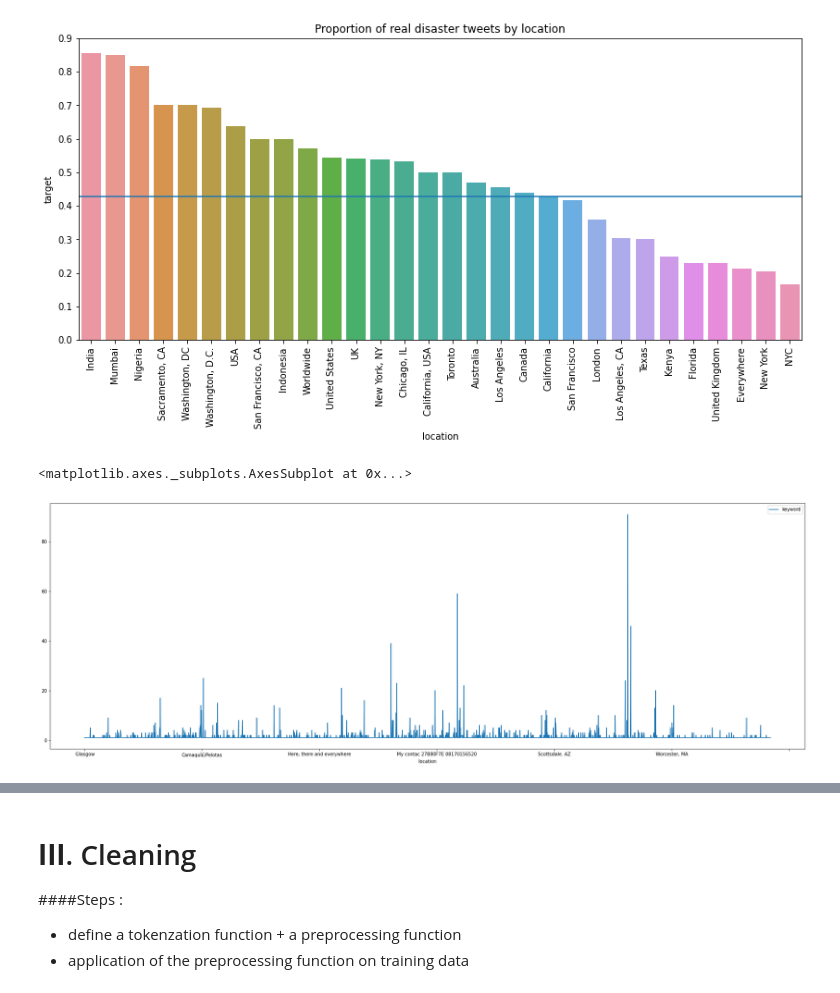
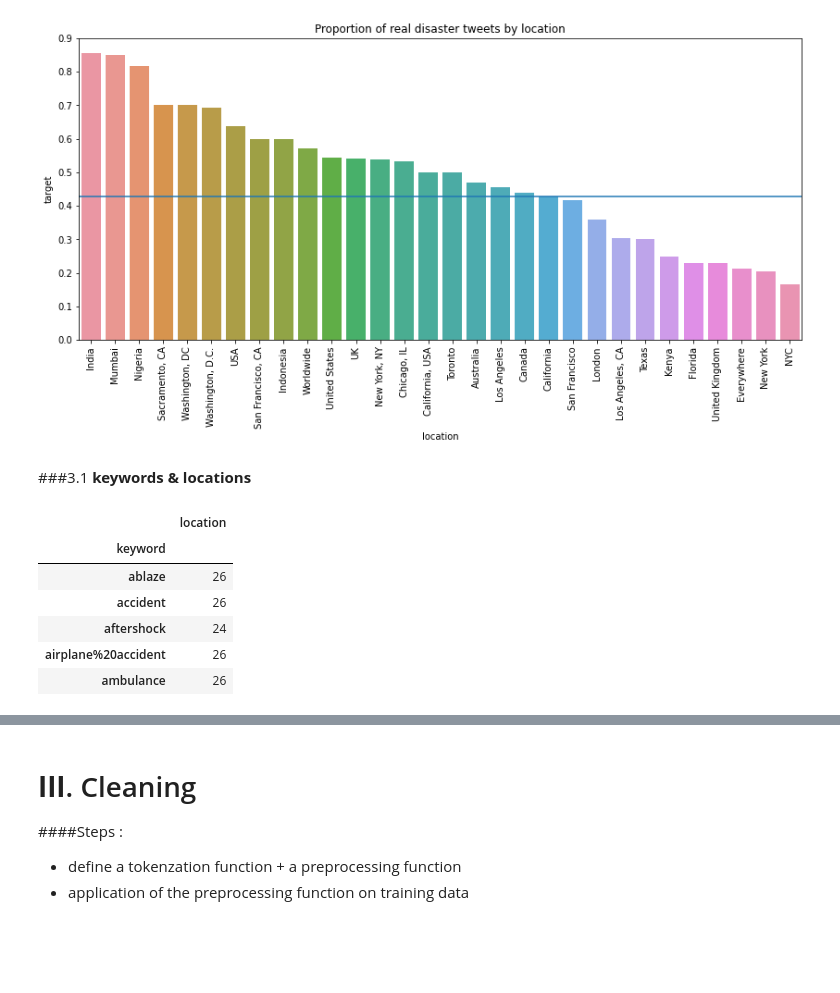
Before and after one commit to KVVisDon/Data-Mining-Project, a Jupyter notebook: code/Team_Microsoft_notebook.ipynb, the cells around one changed output, grey strips where cells are left out. Cells and saved outputs as stored; diff of their text form; code cells hidden in the pictures; blank space fills up the shorter version.

```diff
--- a/code/Team_Microsoft_notebook.ipynb
+++ b/code/Team_Microsoft_notebook.ipynb
@@ -363,16 +367,22 @@ plt.title('Proportion of real disaster tweets by location')
 plt.show()
 # %% [output]
 [figure]
-# %%
-#using pivot tables to find the number of times a particular keyword is mentioned in 1 specific location
-pivot=pd.pivot_table(
-    data=df,
-    index="location",
-    values='keyword',
-    aggfunc='count'
-)
-pivot.plot(figsize=(30,10)) ## find a way to make the figure bigger = DONE BUT THE CHART IS NOT REALLY CLEAR
-# kAAN: try to represent clearer with location titles at top of graph peaks (only above 20 for example), otherwise delete
-# %% [output]
-<matplotlib.axes._subplots.AxesSubplot at 0x...>
-[figure, removed]
+# %% [markdown]
+###3.1 **keywords & locations**
+# %%
+# Find out how many locations a single keyword is attributed to
+pivot=pd.pivot_table(
+    data=df,
+    index="keyword",
+    values='location',
+    aggfunc='count'
+)
+pivot.head()
+# %% [output]
+|  | location |
+| keyword |  |
+| ablaze | 26 |
+| accident | 26 |
+| aftershock | 24 |
+| airplane%20accident | 26 |
+| ambulance | 26 |
```
Also changed, not shown: parts of 25 cells of this notebook.
